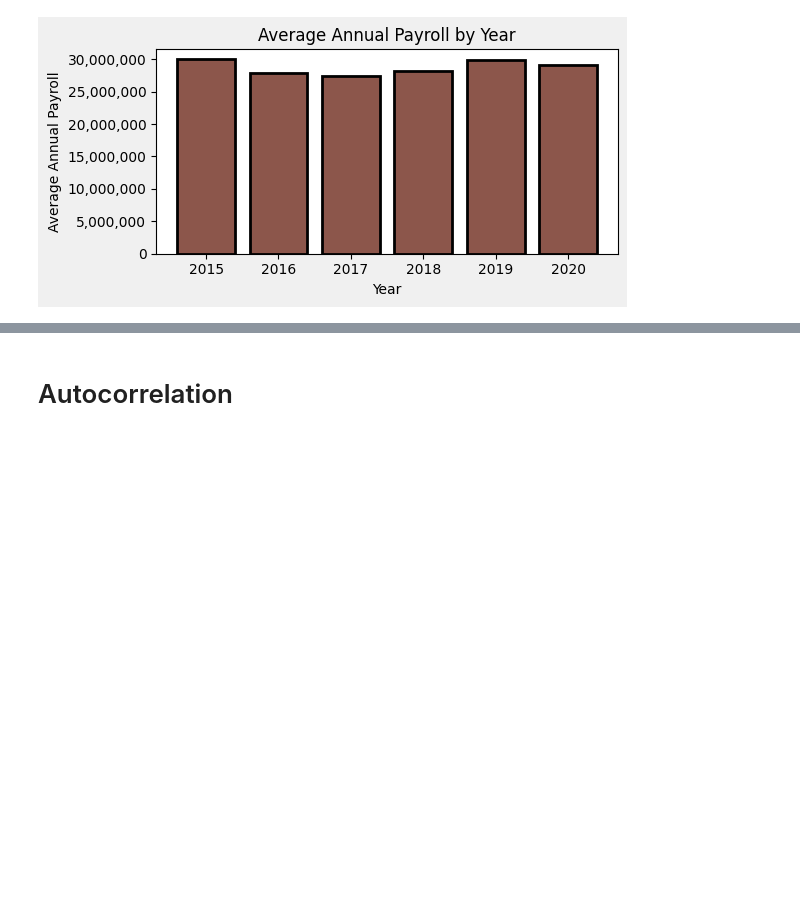
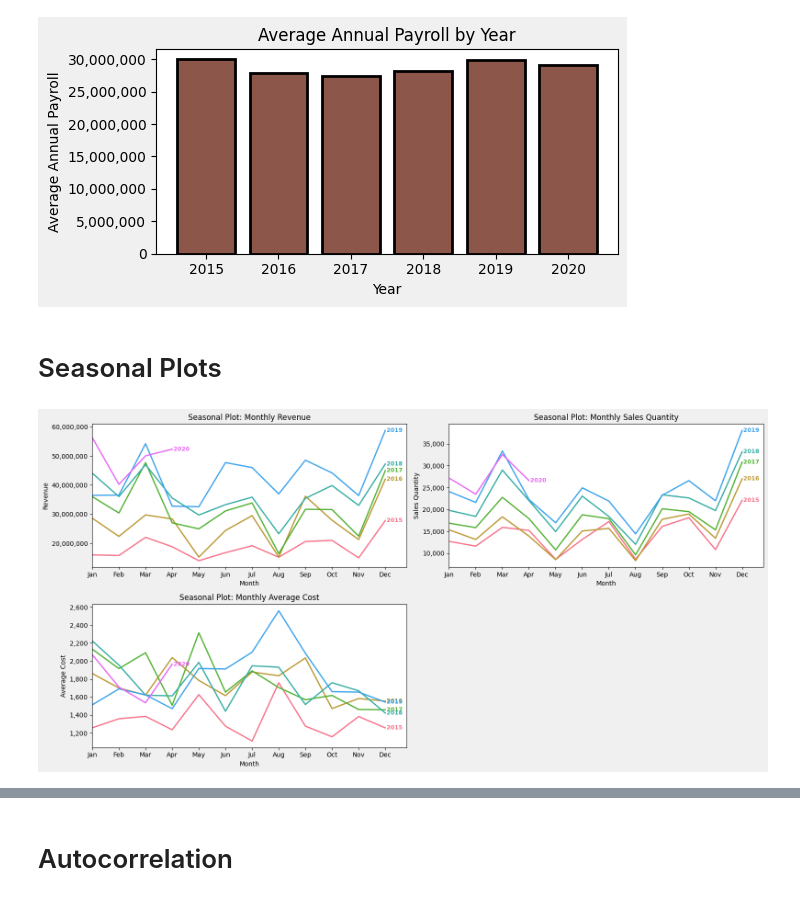
Before and after one commit to PeeteKeesel/kaggle-verse, a Jupyter notebook: time-series-understanding-autocorrelation.ipynb, the cells around one changed output, grey strips where cells are left out. Drawn from its saved outputs; the diff is of its cells as text; code cells hidden in the pictures; blank space fills up the shorter version.

```diff
--- a/time-series-understanding-autocorrelation.ipynb
+++ b/time-series-understanding-autocorrelation.ipynb
@@ -136,3 +142,65 @@ plt.tight_layout()
 plt.show()
 # %% [output]
 [figure]
+# %% [markdown]
+# Seasonal Plots
+# %%
+data['Month_name'] = data.index.strftime('%b')
+data['Month_num'] = data.index.month
+data['Year'] = data.index.year
+# %%
+unique_years = data['Year'].unique()
+year_palette = sns.color_palette("husl", n_colors=len(unique_years))
+min_year = unique_years.min()
+
+fig, axs = plt.subplots(2, 2, figsize=(16, 8), facecolor='#f0f0f0')
+
+def seasonal_lineplot(ax, column, title, ylabel, color_palette):
+    sns.lineplot(
+        data=data,
+        x='Month_num',
+        y=column,
+        hue='Year',
+        palette=color_palette,
+        linewidth=2,
+        legend=False,
+        ax=ax
+    )
+    ax.set_title(title)
+    ax.set_xlabel('Month')
+    ax.set_ylabel(ylabel)
+    ax.set_xlim(1, 12.8)
+    ax.set_xticks(range(1, 13))
+    ax.set_xticklabels(['Jan', 'Feb', 'Mar', 'Apr', 'May', 'Jun',
+                        'Jul', 'Aug', 'Sep', 'Oct', 'Nov', 'Dec'])
+    formatter = FuncFormatter(lambda x, _: f'{x:,.0f}')
+    ax.yaxis.set_major_formatter(formatter)
+
+    for year, subset in data.groupby("Year"):
+        subset_sorted = subset.sort_values("Month_num")
+        subset_sorted = subset_sorted.dropna(subset=["Month_num", column])
+        if subset_sorted.empty:
+            continue
+        x_pos = subset_sorted["Month_num"].iloc[-1]
+        y_pos = subset_sorted[column].iloc[-1]
+        if pd.notnull(y_pos):
+            ax.text(
+                x=x_pos + 0.05,
+                y=y_pos,
+                s=str(year),
+                fontsize=9,
+                weight="bold",
+                color=color_palette[year - min_year],
+                verticalalignment='center'
+            )
+
+seasonal_lineplot(axs[0, 0], 'Revenue', 'Seasonal Plot: Monthly Revenue', 'Revenue', year_palette)
+seasonal_lineplot(axs[0, 1], 'Sales_quantity', 'Seasonal Plot: Monthly Sales Quantity', 'Sales Quantity', year_palette)
+seasonal_lineplot(axs[1, 0], 'Average_cost', 'Seasonal Plot: Monthly Average Cost', 'Average Cost', year_palette)
+
+axs[1, 1].axis('off')
+
+plt.tight_layout()
+plt.show()
+# %% [output]
+[figure, added]
```
Also changed, not shown: parts of 13 cells of this notebook.
